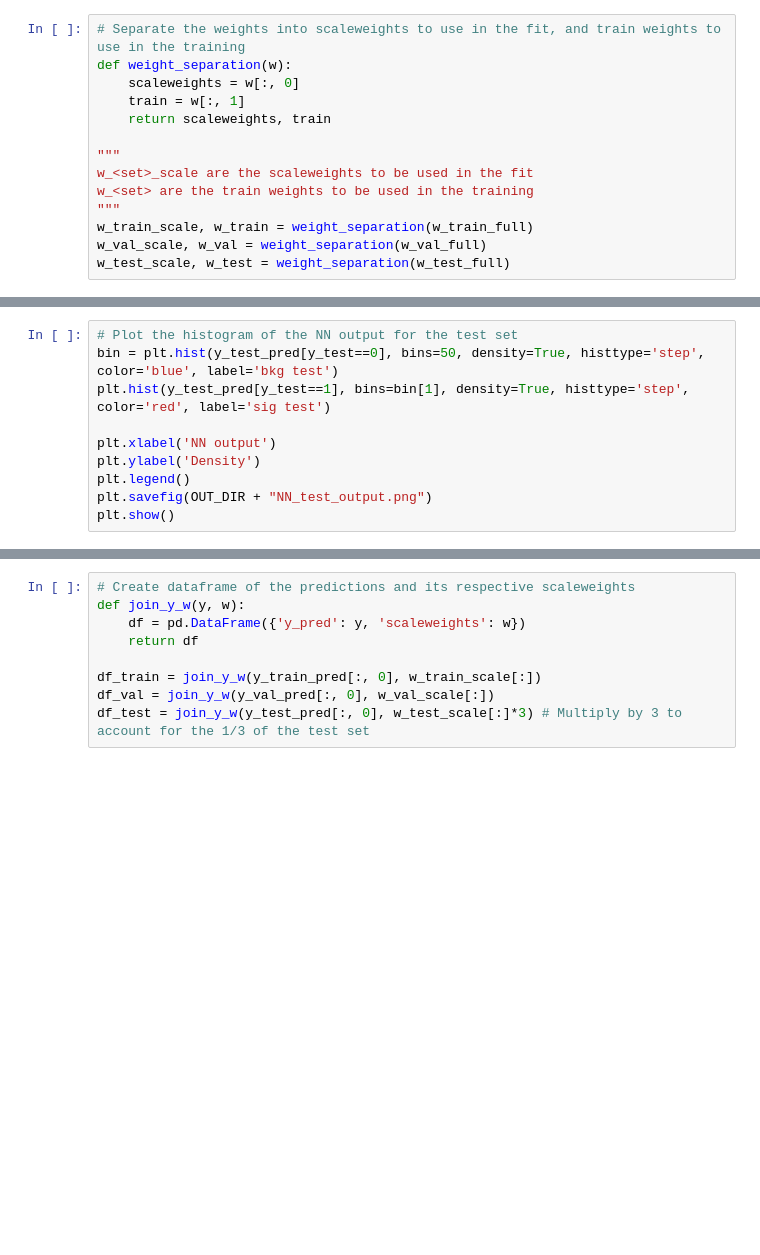
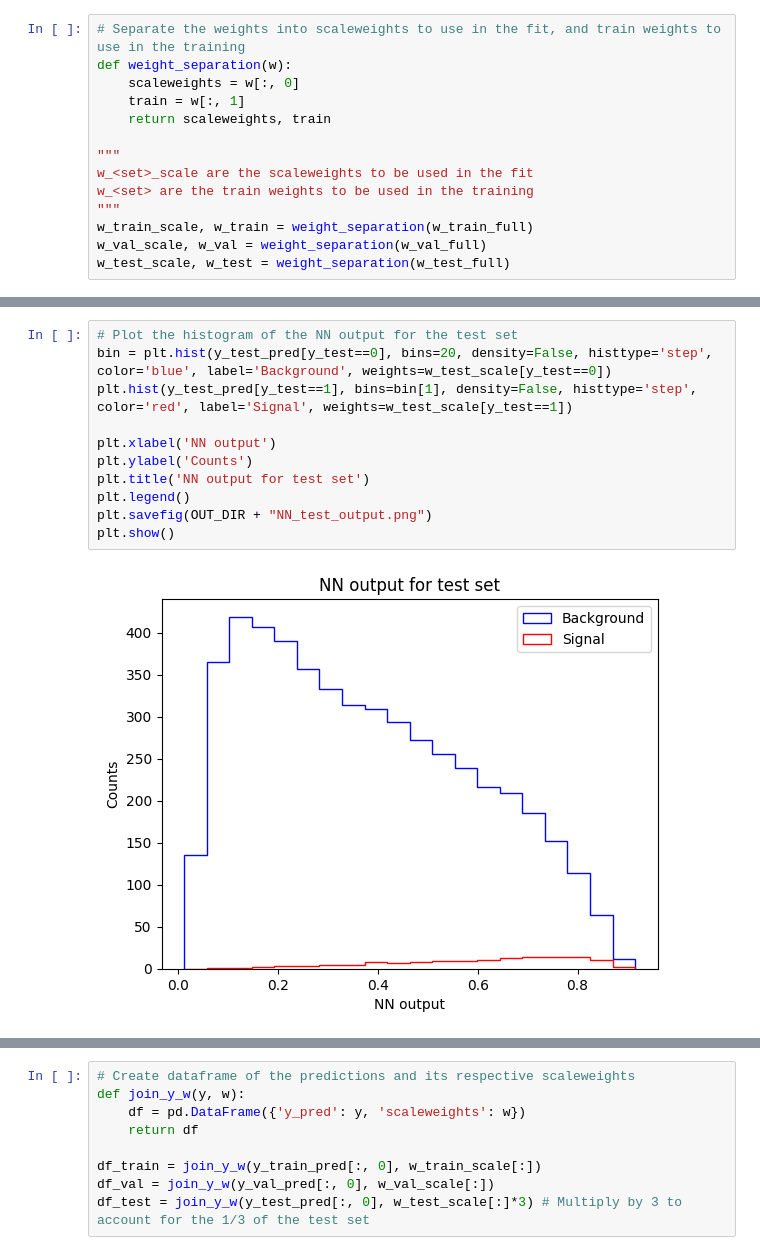
Before and after one commit to joaopedrobiu6/MASHEP_jbiu, a Jupyter notebook: Projeto/MachineLearning.ipynb, the cells around one changed output, grey strips where cells are left out. Drawn from its saved outputs; the diff is of its cells as text; blank space fills up the shorter version.

```diff
--- a/Projeto/MachineLearning.ipynb
+++ b/Projeto/MachineLearning.ipynb
@@ -134,12 +211,15 @@ y_test_pred = model.predict(x_test)
 # %%
 # Plot the histogram of the NN output for the test set
-bin = plt.hist(y_test_pred[y_test==0], bins=50, density=True, histtype='step', color='blue', label='bkg test')
-plt.hist(y_test_pred[y_test==1], bins=bin[1], density=True, histtype='step', color='red', label='sig test')
+bin = plt.hist(y_test_pred[y_test==0], bins=20, density=False, histtype='step', color='blue', label='Background', weights=w_test_scale[y_test==0])
+plt.hist(y_test_pred[y_test==1], bins=bin[1], density=False, histtype='step', color='red', label='Signal', weights=w_test_scale[y_test==1])
 
 plt.xlabel('NN output')
-plt.ylabel('Density')
+plt.ylabel('Counts')
+plt.title('NN output for test set')
 plt.legend()
 plt.savefig(OUT_DIR + "NN_test_output.png")
 plt.show()
+# %% [output]
+[figure, added]
 # %%
 # Plot the histogram of the NN output for the training and validation sets
```
Also changed, not shown: parts of 19 cells of this notebook, 21 other files.
